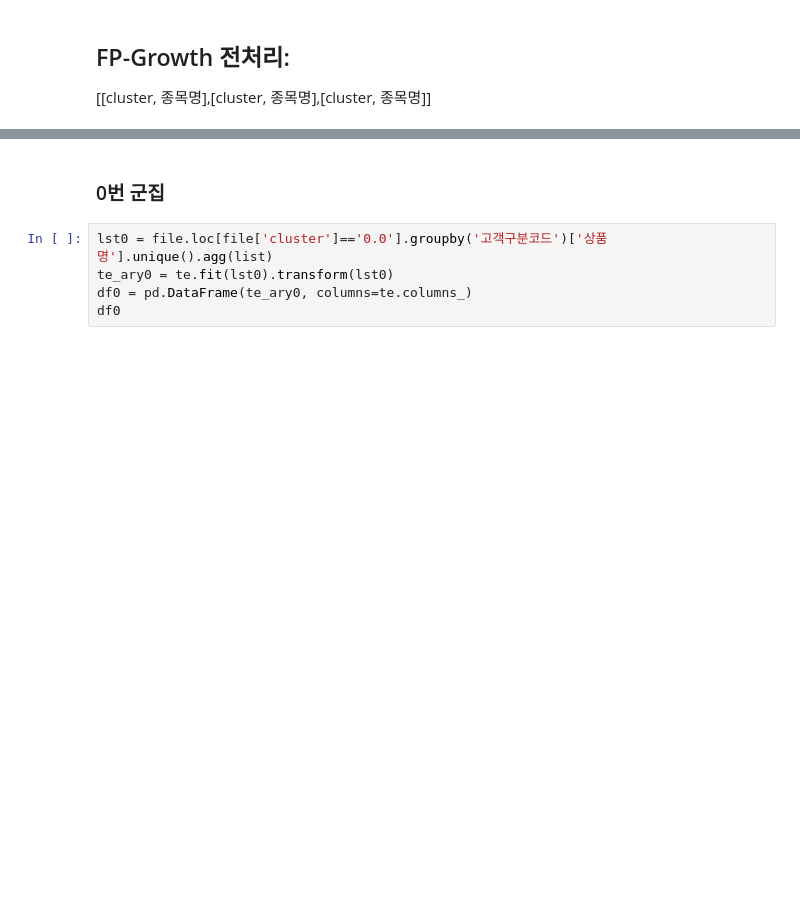
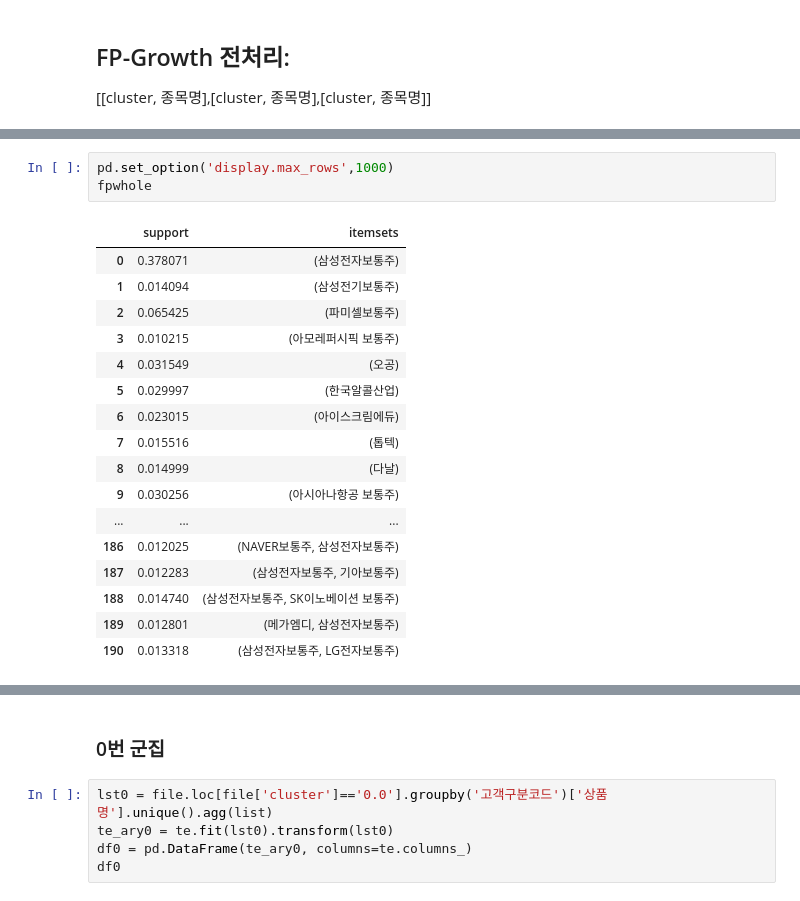
Before and after one commit to christine127/Portfolio_Recommendation_Project, a Jupyter notebook: 알고리즘.ipynb, the cells around one changed output, grey strips where cells are left out. Drawn from its saved outputs; the diff is of its cells as text; blank space fills up the shorter version.

```diff
--- a/알고리즘.ipynb
+++ b/알고리즘.ipynb
@@ -107,0 +114,21 @@ NameError: ignored
+# %%
+pd.set_option('display.max_rows',1000)
+fpwhole
+# %% [output]
+|  | support | itemsets |
+| 0 | 0.378071 | (삼성전자보통주) |
+| 1 | 0.014094 | (삼성전기보통주) |
+| 2 | 0.065425 | (파미셀보통주) |
+| 3 | 0.010215 | (아모레퍼시픽 보통주) |
+| 4 | 0.031549 | (오공) |
+| 5 | 0.029997 | (한국알콜산업) |
+| 6 | 0.023015 | (아이스크림에듀) |
+| 7 | 0.015516 | (톱텍) |
+| 8 | 0.014999 | (다날) |
+| 9 | 0.030256 | (아시아나항공 보통주) |
+| ... | ... | ... |
+| 186 | 0.012025 | (NAVER보통주, 삼성전자보통주) |
+| 187 | 0.012283 | (삼성전자보통주, 기아보통주) |
+| 188 | 0.014740 | (삼성전자보통주, SK이노베이션 보통주) |
+| 189 | 0.012801 | (메가엠디, 삼성전자보통주) |
+| 190 | 0.013318 | (삼성전자보통주, LG전자보통주) |
```
Also changed, not shown: parts of 20 cells of this notebook.
